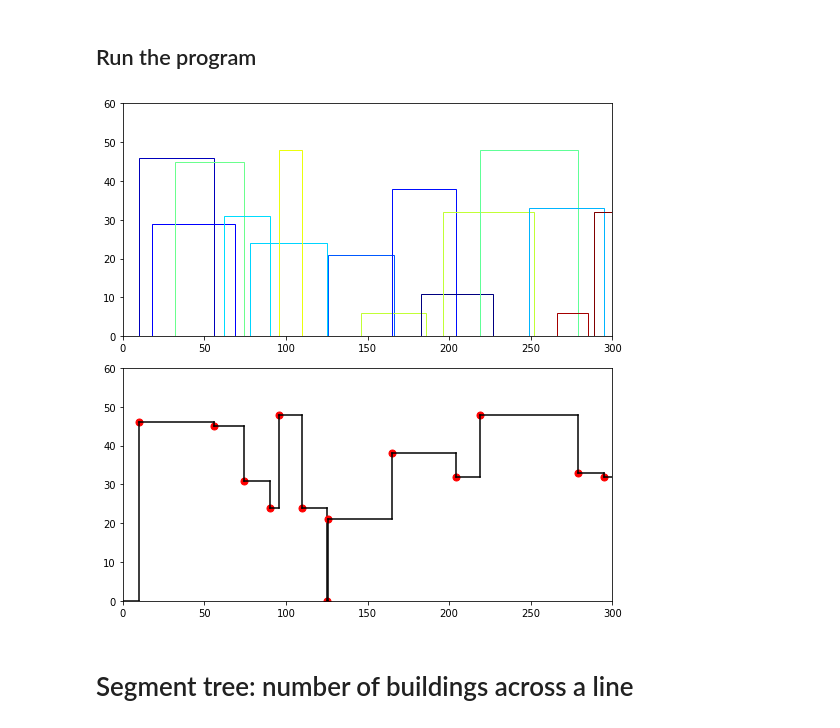
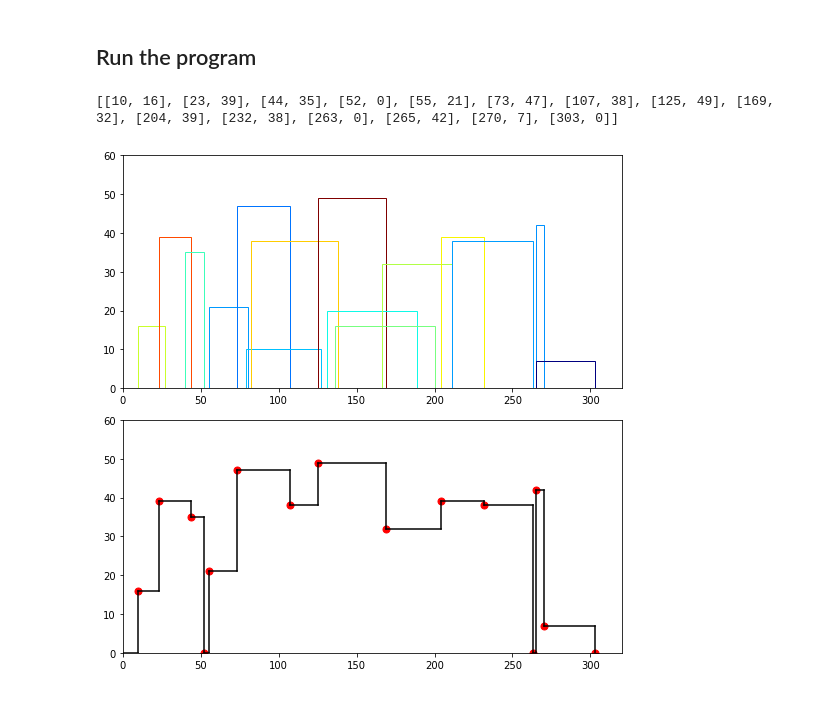
Before and after one commit to ZiqiXu404/Computational-Geometry-Final-Project, a Jupyter notebook: sweepline.ipynb, the cells around one changed output. Drawn from its saved outputs; the diff is of its cells as text; code cells hidden in the pictures.

```diff
--- a/sweepline.ipynb
+++ b/sweepline.ipynb
@@ -127,6 +127,7 @@ def drawContour(res, xRange, yRange, ax):
     Return:
         None
     '''
+    print(res)
     plt.xlim(0, xRange)
     plt.ylim(0, yRange)
     color = '#000000'
@@ -135,7 +136,7 @@ def drawContour(res, xRange, yRange, ax):
     prevy = 0
 
     for c in after:
-        plt.plot(c[0], c[1], marker="o", markersize=7, markeredgecolor="red", markerfacecolor="red")
+        ax.plot(c[0], c[1], marker="o", markersize=7, markeredgecolor="red", markerfacecolor="red")
 
         # draw a horizontal  line
         xs = [prevx, c[0]]
@@ -163,10 +164,11 @@ def randomBuildings(N, width, height, prev):
     xs,ys,ws = [],[],[]
 
     for i in range(prev, N * width, width):
-        xs.append(random.randint(prev,i))
-        ys.append(random.randint(i, i+height))
+        x = random.randint(prev,i)
+        xs.append(x)
+        ys.append(random.randint(i, i+width))
         ws.append(random.randint(5, height))
-        prev = i
+        prev = x
 
     return [list(ele) for ele in list(zip(xs, ys, ws))]
 # %% [markdown]
@@ -174,28 +176,27 @@ def randomBuildings(N, width, height, prev):
 # %%
 # Randomly generate rectangles
 N = 15        # number of rectangles
 width = 20    # max-width of each rectangle
 height = 50   # max-height of each rectangle
 prev = 10     # smallest starting point of 1st rectangle
-xRange = 300  # canvas x range
-yRange = 60   # canvas y range
+xRange = (N+1)*width  # canvas x range
+yRange = 60           # canvas y range
 buildings = randomBuildings(N, width, height, prev)
 
 # Create a canvas
 plt.rcParams["figure.figsize"] = [7.50, 7.50]
 plt.rcParams["figure.autolayout"] = True
 fig, (ax1, ax2) = plt.subplots(2)
 
 # Plot the randomly generated rectangles
 drawRectangles(buildings, xRange, yRange, ax1)
 
 # Compute the skyline
 after = getSkyline(buildings)
 
 # Plot the skyline
 drawContour(after, xRange, yRange, ax2)
 plt.show()
 # %% [output]
+[[10, 16], [23, 39], [44, 35], [52, 0], [55, 21], [73, 47], [107, 38], [125, 49], [169, 32], [204, 39], [232, 38], [263, 0], [265, 42], [270, 7], [303, 0]]
-[figure, old version]
+[figure, new version]
-# %% [markdown]
-# Segment tree: number of buildings across a line
```
Also changed, not shown: parts of 9 cells of this notebook.
